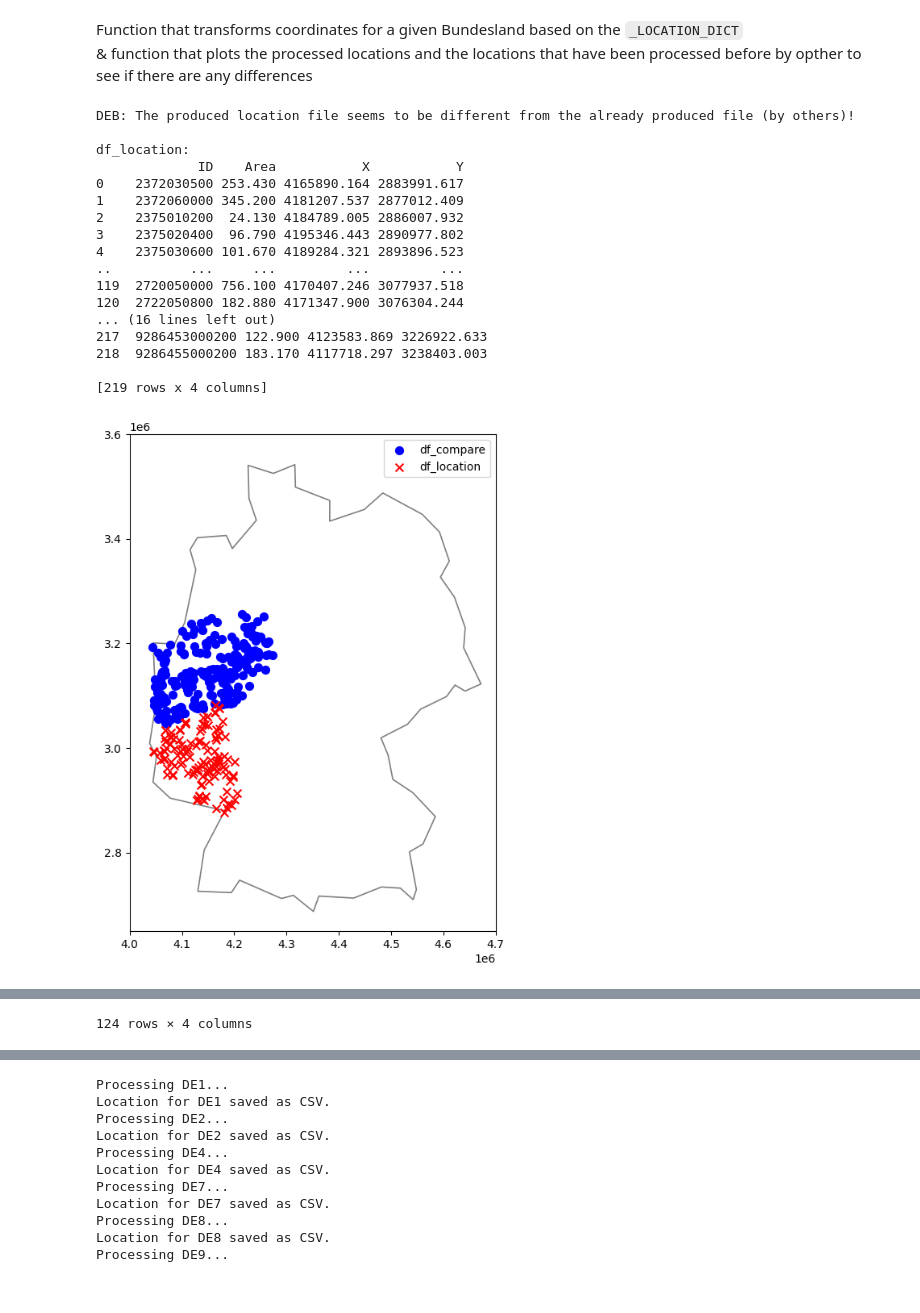
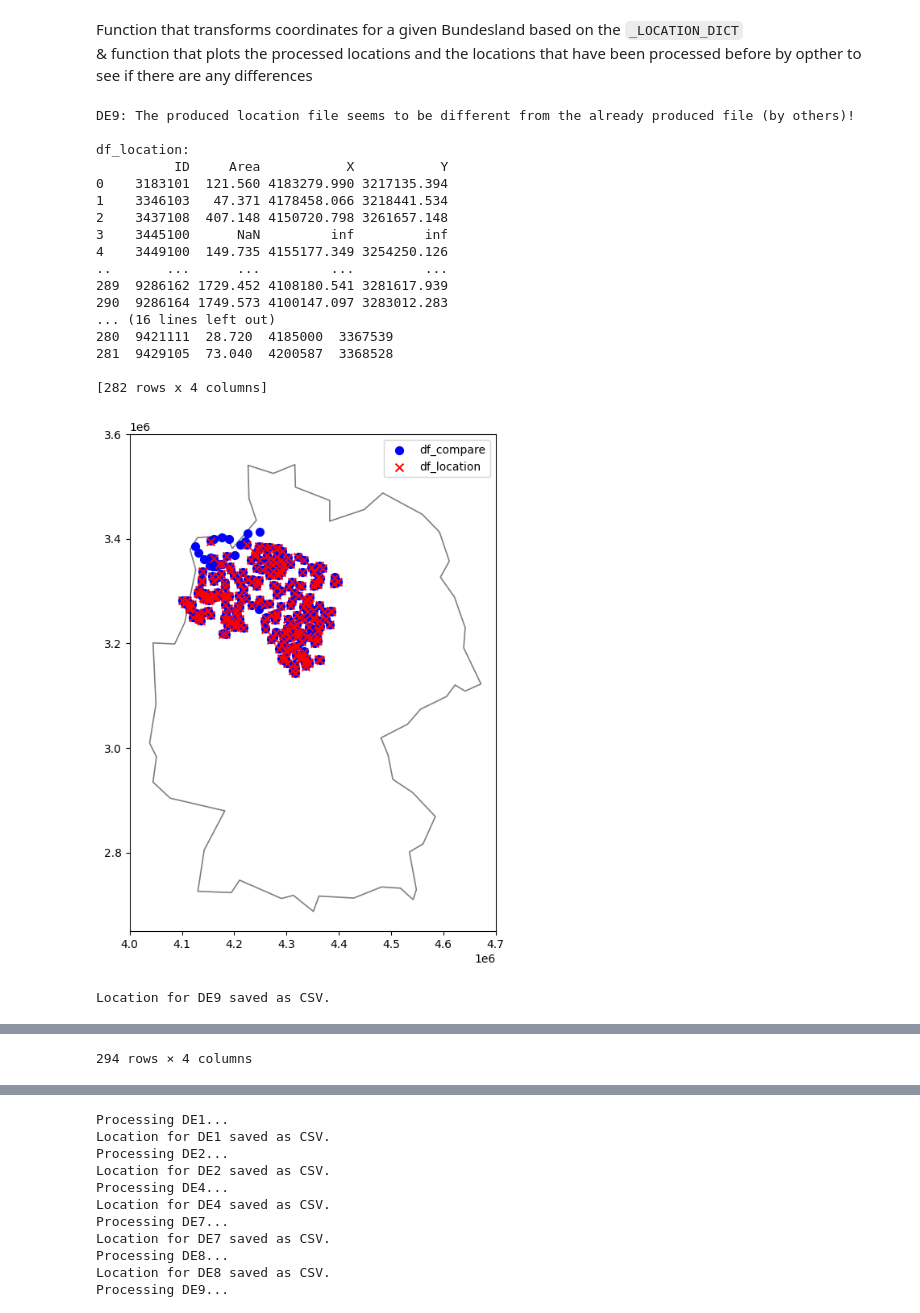
Before and after one commit to CAMELS-DE/camelsp, a Jupyter notebook: scripts/transform_coords.ipynb, the cells around one changed output, grey strips where cells are left out. Saved outputs shown, nothing was run; the diff lists cells and outputs as text; code cells hidden in the pictures.

Commit message:
get DE9 coords from shapefile

```diff
--- a/scripts/transform_coords.ipynb
+++ b/scripts/transform_coords.ipynb
@@ -47,7 +40,7 @@ _LOCATION_DICT = {
     'DE4': {'epsg': 'EPSG:32633', 'xy': ['Ost/RW', 'Nord/HW'], 'area': 'CATCHMENT_SIZE', 'id': 'Messstellennummer'},
     'DE7': {'epsg': 'EPSG:25832', 'xy': ['Koordinaten X', 'Koordinaten Y'], 'area': 'Größe des Einzugsge-biets [km²]', 'id': 'Messstellen Nr.'},
     'DE8': {'epsg': 'EPSG:32633', 'xy': ['rechtswert', 'hochwert'], 'area': 'einzugsgebiet', 'id': 'pegelkennzahl'}, # not sure about EPSG
-    'DE9': [], # no location in raw metadata!
+    'DE9': {'epsg': 'EPSG:31467', 'xy': ['RECHTS3', 'HOCH3'], 'area': 'SHAPE_STAr', 'id': 'MESSSTELLE_NR'},
     'DEA': {'epsg': 'EPSG:32632', 'xy': ['KOORDX', 'KOORDY'], 'area': 'Einzugsgebiet', 'id': 'Stationsnummer'},
     'DEB': {'epsg': 'EPSG:31466', 'xy': ['RW', 'HW'], 'area': 'Aeo', 'id': 'Nummer'}, # not sure about EPSG
     'DEC': {'epsg': 'EPSG:31466', 'xy': ['RW', 'HW'], 'area': 'EZG_Gr', 'id': 'MSTNR'}, # not sure about EPSG
@@ -231,24 +224,25 @@ def transform_coords(nuts_id: str, location_dict: dict, verbose: bool=True) -> p
 
     return df_location
 # %%
-transform_coords('DEB', _LOCATION_DICT, verbose=True)
+transform_coords('DE9', _LOCATION_DICT, verbose=True)
 # %% [output]
-DEB: The produced location file seems to be different from the already produced file (by others)!
+DE9: The produced location file seems to be different from the already produced file (by others)!
 
 df_location:
-             ID    Area           X           Y
-0    2372030500 253.430 4165890.164 2883991.617
-1    2372060000 345.200 4181207.537 2877012.409
-2    2375010200  24.130 4184789.005 2886007.932
-3    2375020400  96.790 4195346.443 2890977.802
-4    2375030600 101.670 4189284.321 2893896.523
-..          ...     ...         ...         ...
-119  2720050000 756.100 4170407.246 3077937.518
-120  2722050800 182.880 4171347.900 3076304.244
+          ID     Area           X           Y
+0    3183101  121.560 4183279.990 3217135.394
+1    3346103   47.371 4178458.066 3218441.534
+2    3437108  407.148 4150720.798 3261657.148
+3    3445100      NaN         inf         inf
+4    3449100  149.735 4155177.349 3254250.126
+..       ...      ...         ...         ...
+289  9286162 1729.452 4108180.541 3281617.939
+290  9286164 1749.573 4100147.097 3283012.283
 ... (16 lines left out)
-217  9286453000200 122.900 4123583.869 3226922.633
-218  9286455000200 183.170 4117718.297 3238403.003
+280  9421111  28.720  4185000  3367539
+281  9429105  73.040  4200587  3368528
 
-[219 rows x 4 columns]
+[282 rows x 4 columns]
-[figure, old version]
+[figure, new version]
+Location for DE9 saved as CSV.
 |  | ID | Area | X | Y |
@@ -266 +260 @@ df_location:
-124 rows × 4 columns
+294 rows × 4 columns
```
Also changed, not shown: parts of 4 cells of this notebook, 1 other file.
